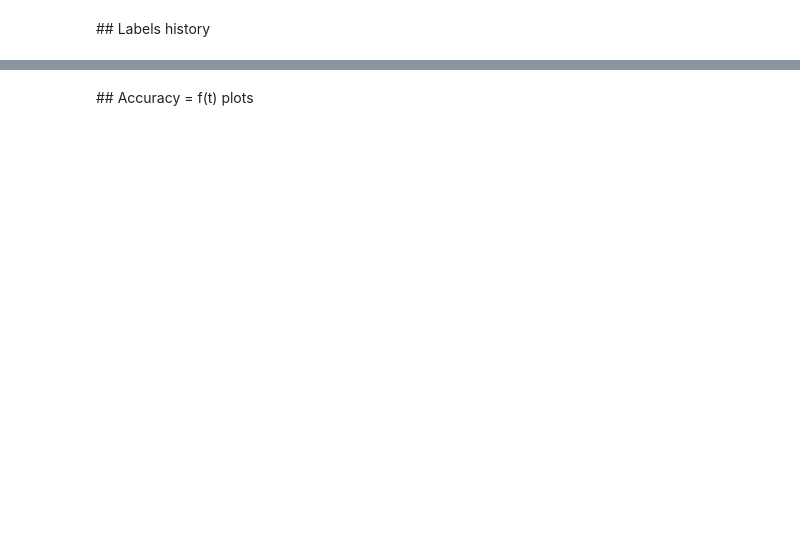
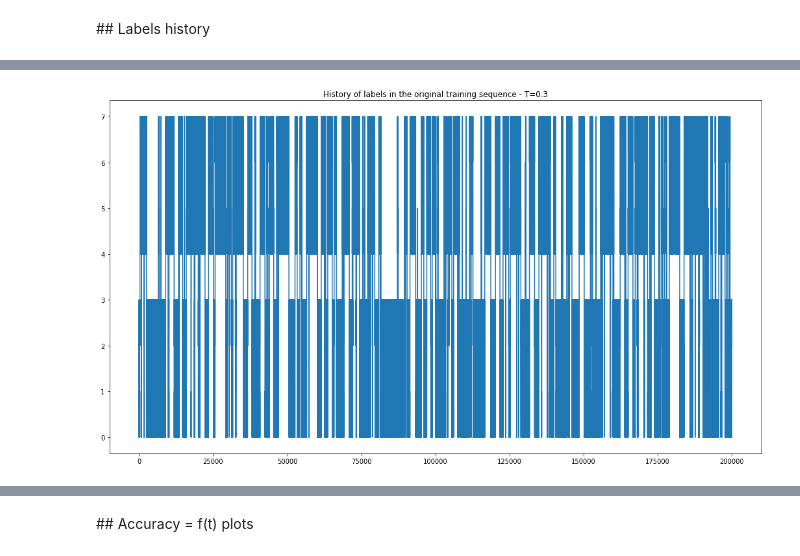
Before and after one commit to Brossollet-Antonin/Ultrametric-benchmark, a Jupyter notebook: notebooks/data_analysis_averages_MNIST.ipynb, the cells around one changed output, grey strips where cells are left out. Saved outputs shown, nothing was run; the diff lists cells and outputs as text; code cells hidden in the pictures; blank space fills up the shorter version.

```diff
--- a/notebooks/data_analysis_averages_MNIST.ipynb
+++ b/notebooks/data_analysis_averages_MNIST.ipynb
@@ -87,3 +108,7 @@ os.chdir(project_root+"/plots")
+# %%
+rs.lbl_history([0.3])
+# %% [output]
+[figure, added]
 # %%
 rs.lbl_history([0.37])
 # %%
```
Also changed, not shown: parts of 5 cells of this notebook, 3 other files.
